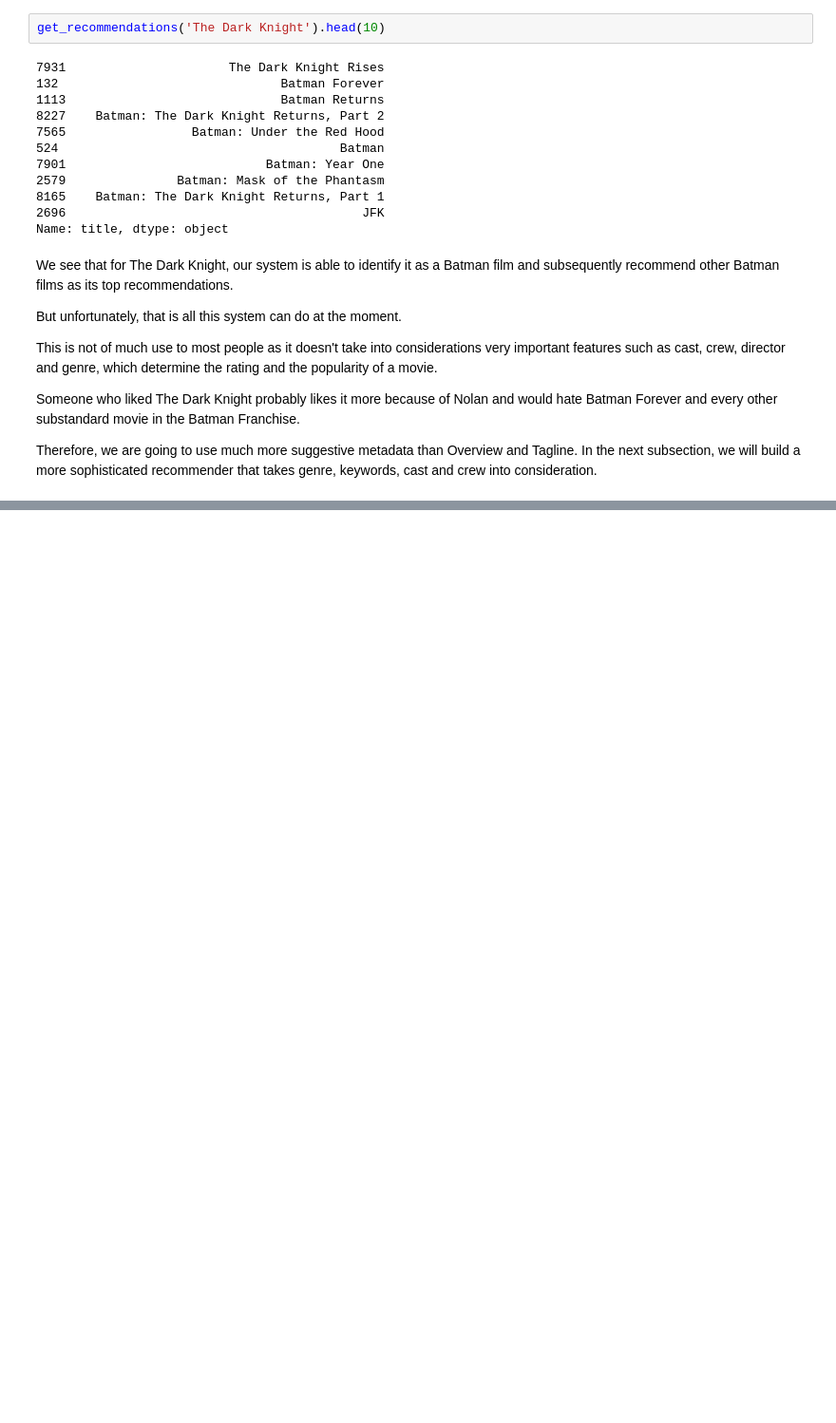
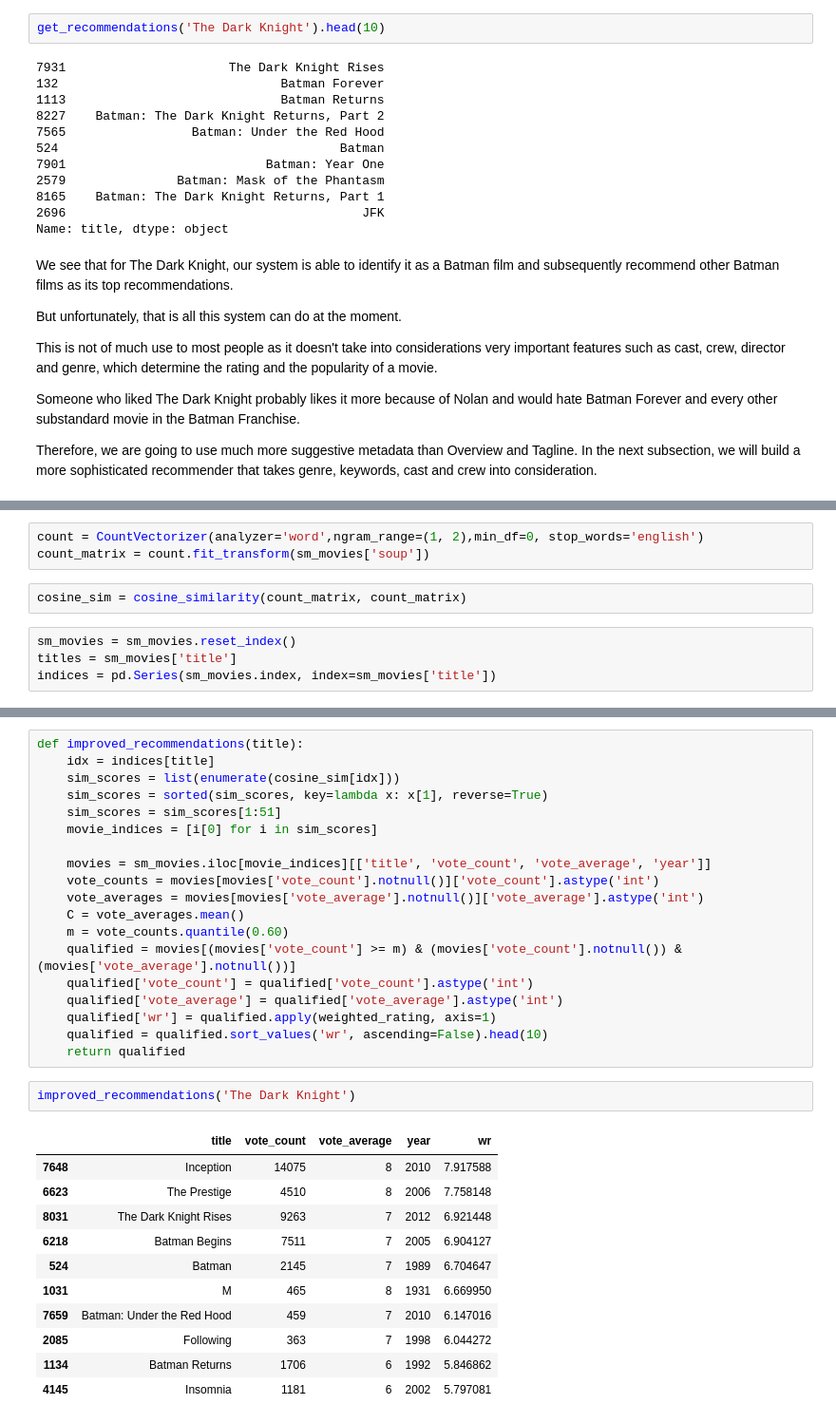
Before and after one commit to CodeWithSridhar/Movies-Recommender-system, a Jupyter notebook: Movie_Recommendation_System_Sri.ipynb, the cells around one changed output, grey strips where cells are left out. Shown at 95% size. Saved outputs shown, nothing was run; the diff lists cells and outputs as text; blank space fills up the shorter version.

```diff
--- a/Movie_Recommendation_System_Sri.ipynb
+++ b/Movie_Recommendation_System_Sri.ipynb
@@ -1541,0 +1719,9 @@ In the next subsection, we will build a more sophisticated recommender that take
+# %%
+count = CountVectorizer(analyzer='word',ngram_range=(1, 2),min_df=0, stop_words='english')
+count_matrix = count.fit_transform(sm_movies['soup'])
+# %%
+cosine_sim = cosine_similarity(count_matrix, count_matrix)
+# %%
+sm_movies = sm_movies.reset_index()
+titles = sm_movies['title']
+indices = pd.Series(sm_movies.index, index=sm_movies['title'])
@@ -1541,0 +1780,33 @@ In the next subsection, we will build a more sophisticated recommender that take
+# %%
+def improved_recommendations(title):
+    idx = indices[title]
+    sim_scores = list(enumerate(cosine_sim[idx]))
+    sim_scores = sorted(sim_scores, key=lambda x: x[1], reverse=True)
+    sim_scores = sim_scores[1:51]
+    movie_indices = [i[0] for i in sim_scores]
+
+    movies = sm_movies.iloc[movie_indices][['title', 'vote_count', 'vote_average', 'year']]
+    vote_counts = movies[movies['vote_count'].notnull()]['vote_count'].astype('int')
+    vote_averages = movies[movies['vote_average'].notnull()]['vote_average'].astype('int')
+    C = vote_averages.mean()
+    m = vote_counts.quantile(0.60)
+    qualified = movies[(movies['vote_count'] >= m) & (movies['vote_count'].notnull()) & (movies['vote_average'].notnull())]
+    qualified['vote_count'] = qualified['vote_count'].astype('int')
+    qualified['vote_average'] = qualified['vote_average'].astype('int')
+    qualified['wr'] = qualified.apply(weighted_rating, axis=1)
+    qualified = qualified.sort_values('wr', ascending=False).head(10)
+    return qualified
+# %%
+improved_recommendations('The Dark Knight')
+# %% [output]
+|  | title | vote_count | vote_average | year | wr |
+| 7648 | Inception | 14075 | 8 | 2010 | 7.917588 |
+| 6623 | The Prestige | 4510 | 8 | 2006 | 7.758148 |
+| 8031 | The Dark Knight Rises | 9263 | 7 | 2012 | 6.921448 |
+| 6218 | Batman Begins | 7511 | 7 | 2005 | 6.904127 |
+| 524 | Batman | 2145 | 7 | 1989 | 6.704647 |
+| 1031 | M | 465 | 8 | 1931 | 6.669950 |
+| 7659 | Batman: Under the Red Hood | 459 | 7 | 2010 | 6.147016 |
+| 2085 | Following | 363 | 7 | 1998 | 6.044272 |
+| 1134 | Batman Returns | 1706 | 6 | 1992 | 5.846862 |
+| 4145 | Insomnia | 1181 | 6 | 2002 | 5.797081 |
```
Also changed, not shown: parts of 43 cells of this notebook.
